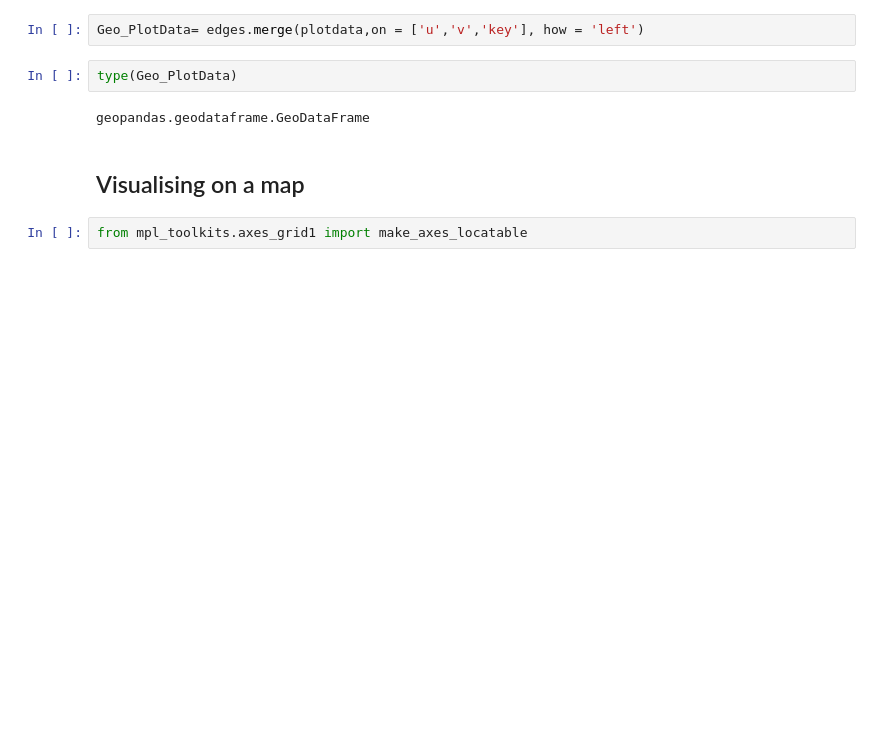
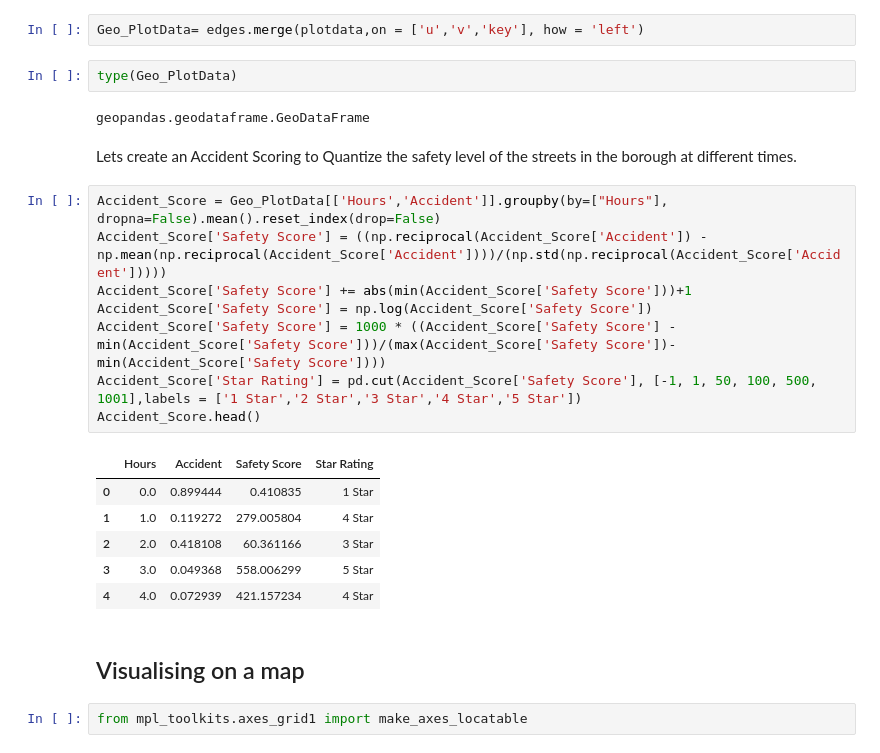
Before and after one commit to ajay1808/Street-Safety-in-NYC, a Jupyter notebook: Motor_Vehicle_Safety_in_Manhattan_Project.ipynb, the cells around one changed output. Cells and saved outputs as stored; diff of their text form; blank space fills up the shorter version.

```diff
--- a/Motor_Vehicle_Safety_in_Manhattan_Project.ipynb
+++ b/Motor_Vehicle_Safety_in_Manhattan_Project.ipynb
@@ -540,6 +544,23 @@ Geo_PlotData= edges.merge(plotdata,on = ['u','v','key'], how = 'left')
 type(Geo_PlotData)
 # %% [output]
 geopandas.geodataframe.GeoDataFrame
+# %% [markdown]
+Lets create an Accident Scoring to Quantize the safety level of the streets in the borough at different times.
+# %%
+Accident_Score = Geo_PlotData[['Hours','Accident']].groupby(by=["Hours"], dropna=False).mean().reset_index(drop=False)
+Accident_Score['Safety Score'] = ((np.reciprocal(Accident_Score['Accident']) - np.mean(np.reciprocal(Accident_Score['Accident'])))/(np.std(np.reciprocal(Accident_Score['Accident']))))
+Accident_Score['Safety Score'] += abs(min(Accident_Score['Safety Score']))+1
+Accident_Score['Safety Score'] = np.log(Accident_Score['Safety Score'])
+Accident_Score['Safety Score'] = 1000 * ((Accident_Score['Safety Score'] - min(Accident_Score['Safety Score']))/(max(Accident_Score['Safety Score'])-min(Accident_Score['Safety Score'])))
+Accident_Score['Star Rating'] = pd.cut(Accident_Score['Safety Score'], [-1, 1, 50, 100, 500, 1001],labels = ['1 Star','2 Star','3 Star','4 Star','5 Star'])
+Accident_Score.head()
+# %% [output]
+|  | Hours | Accident | Safety Score | Star Rating |
+| 0 | 0.0 | 0.899444 | 0.410835 | 1 Star |
+| 1 | 1.0 | 0.119272 | 279.005804 | 4 Star |
+| 2 | 2.0 | 0.418108 | 60.361166 | 3 Star |
+| 3 | 3.0 | 0.049368 | 558.006299 | 5 Star |
+| 4 | 4.0 | 0.072939 | 421.157234 | 4 Star |
 # %% [markdown]
 ## Visualising on a map
 # %%
```
Also changed, not shown: parts of 27 cells of this notebook.
